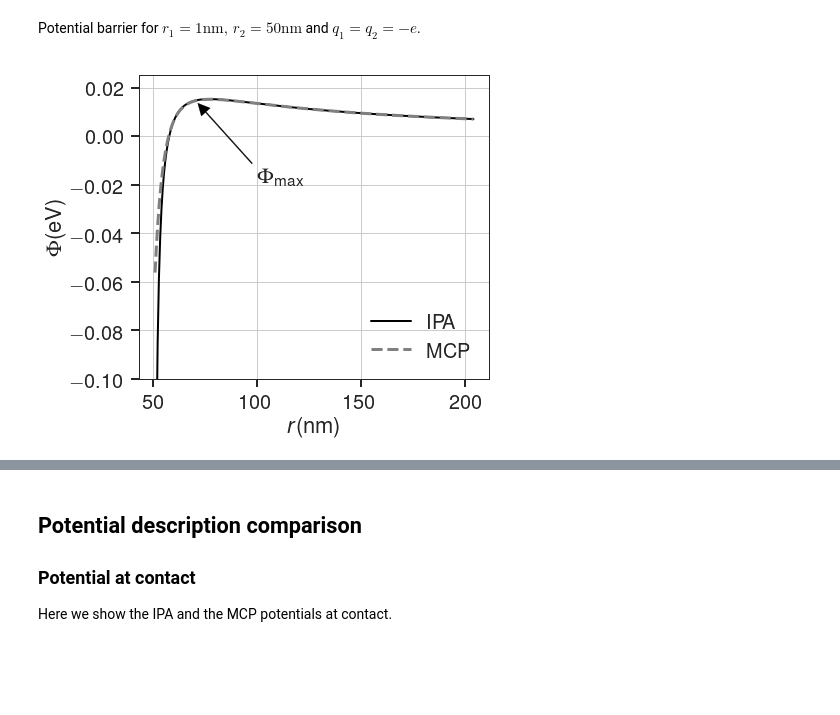
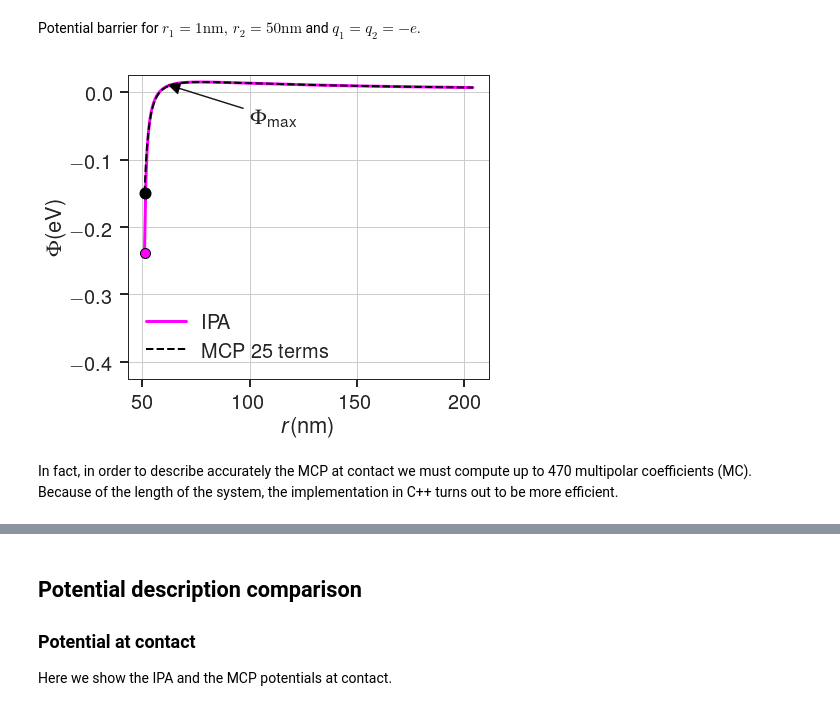
Before and after one commit to caos21/ndust, a Jupyter notebook: press/supplementary-material.ipynb, the cells around one changed output, grey strips where cells are left out. Cells and saved outputs as stored; diff of their text form; code cells hidden in the pictures; blank space fills up the shorter version.

Commit message:
added potentials_b1, nested parallelism nevo

```diff
--- a/press/supplementary-material.ipynb
+++ b/press/supplementary-material.ipynb
@@ -620,10 +620,12 @@ def plot_potentials_paper(ax, r1o, q1o, r2o, q2o, eps, rlimo, j1max=25, j2max=25
 
     # Plot IPA potential
     pot_ipa = potential_ipa_fact(hl, r2, np.abs(q2), eps=eps)*pot_prefactor*Ke
-    pipa = ax.plot(hl*r1o*1e9, pot_ipa, label='IPA', zorder=1, lw=2, color='k')
+    pipa = ax.plot(hl*r1o*1e9, pot_ipa, label='IPA', zorder=1, lw=3, color='fuchsia')
+    ax.plot(hl[0]*r1o*1e9, pot_ipa[0], 'o', color='fuchsia', ms=10, mew=1, mec='k')
     color = pipa[-1].get_color()
 
-    plt.plot(hl*r1o*1e9, pot_prefactor*pot_b, '--', color='gray', zorder=2, lw=3, label='MCP')
+    plt.plot(hl*r1o*1e9, pot_prefactor*pot_b, '--', color='k', zorder=2, lw=2, label='MCP 25 terms')
+    plt.plot(hl[0]*r1o*1e9, pot_prefactor*pot_b[0], 'o', color='k', ms=10, mew=2)
 
     return pot_ipa, pot_prefactor*pot_b
 # %% [markdown]
@@ -631,27 +633,29 @@ Potential barrier for  $r_1 = 1\text{nm},\, r_2 = 50\text{nm}$ and $q_1 = q_2 =
 # %%
 fig, ax = plt.subplots(figsize=(7, 5.85))
 r1 = 50.0e-9
 z1 = -1
 q1 = z1*const.elementary_charge
 z2 = -1
 q2 = z2*const.elementary_charge
 #r2nm = np.linspace(1, 100, 5)
 r2nm = np.array([1.0])
 r2m = r2nm*1e-9
 rlim = np.max(r1+r2m)*4.0
 
-phix=[plot_potentials_paper(ax, r1, q1, r2m, q2, Epsilon_Si, rlim, label=r'$r_2=$'+str(r2nm[i]), j1max=10, j2max=10) for i, r2 in enumerate(r2m)]
+phix=[plot_potentials_paper(ax, r1, q1, r2m, q2, Epsilon_Si, rlim, label=r'$r_2=$'+str(r2nm[i]), j1max=25, j2max=25) for i, r2 in enumerate(r2m)]
 
 ax.set(xlabel=r'$r$(nm)', ylabel=r'\textPhi(eV)')
 
-plt.ylim([-0.10, 0.025])
+plt.ylim([-0.425, 0.025])
 
-ax.annotate(r'\textPhi$_\text{max}$', xy=(70, 0.015), xytext=(100, -0.02), size=22,
+ax.annotate(r'\textPhi$_\text{max}$', xy=(60, 0.013), xytext=(100, -0.05), size=22,
             arrowprops=dict(facecolor='black', shrink=0.05, width=1),
             )
 plt.legend()
 plt.tight_layout()
-plt.savefig('figB1.eps')
 plt.show()
 # %% [output]
-[figure, old version]
+[figure, new version]
+# %% [markdown]
+In fact, in order to describe accurately the MCP at contact we must compute up to 470 multipolar coefficients (MC).
+Because of the length of the system, the implementation in C++ turns out to be more efficient.
```
Also changed, not shown: parts of 4 cells of this notebook, 7 other files.
